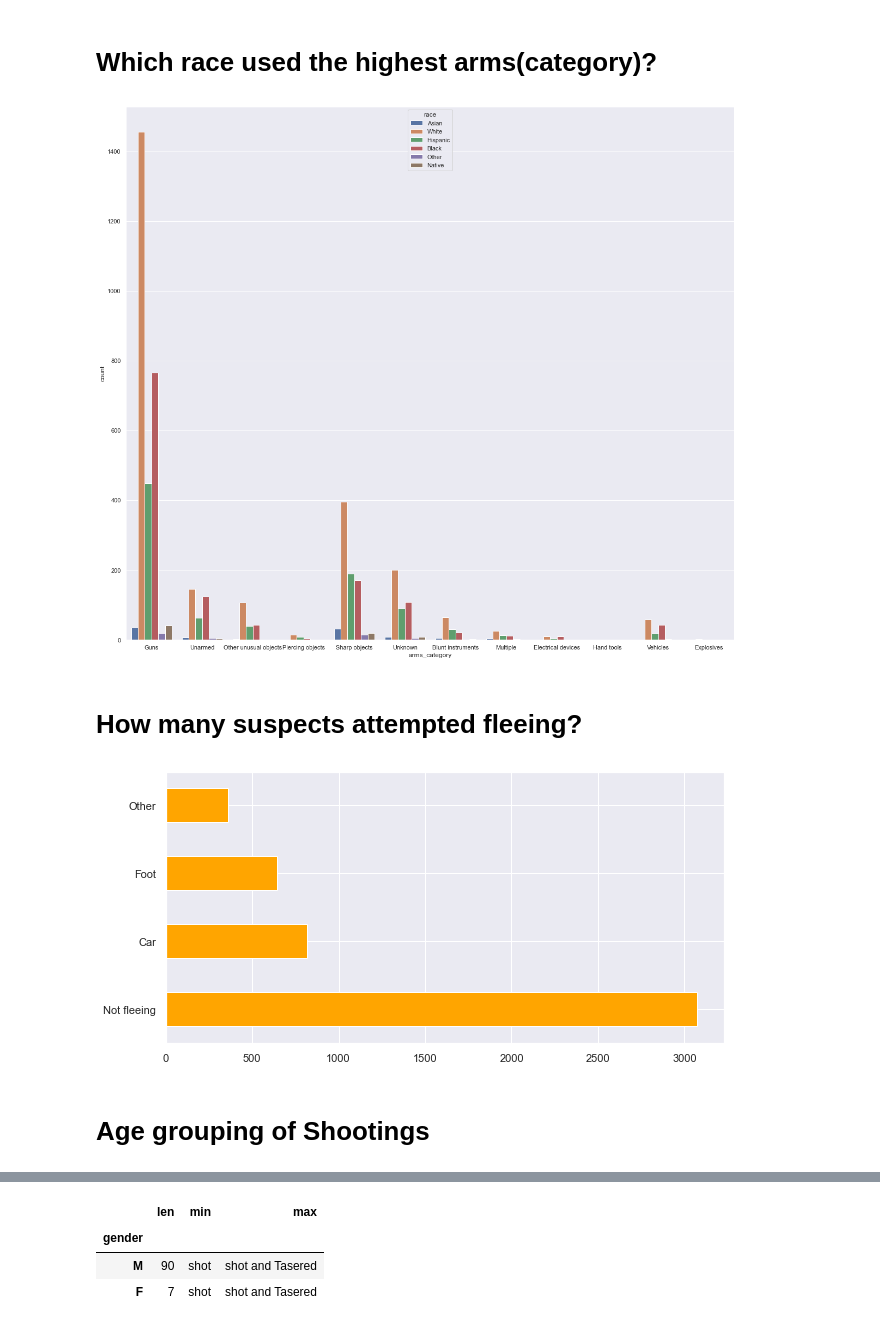
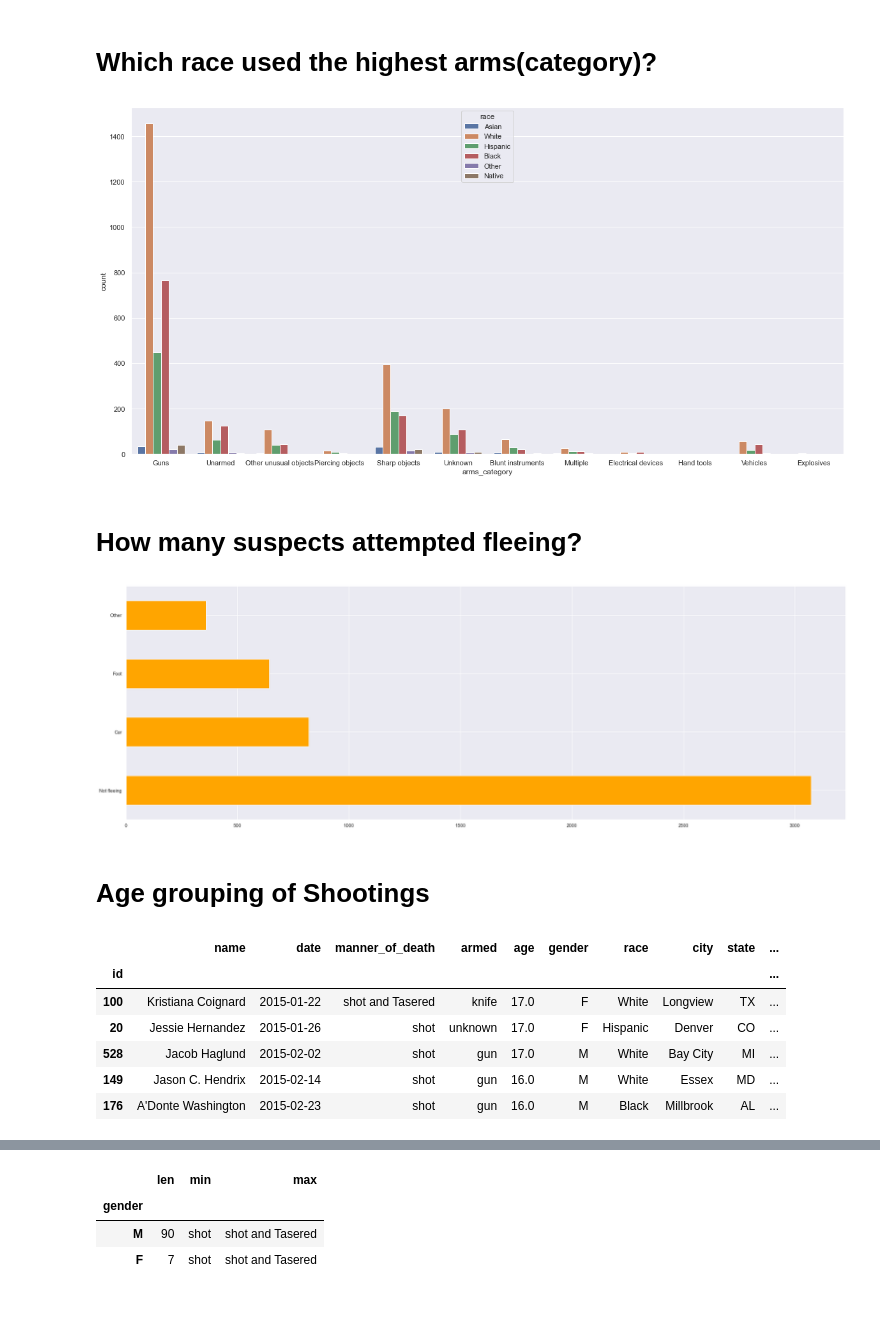
Before and after one commit to ShalomSeyiAdesina/US-SHOOTINGS, a Jupyter notebook: US_SHOOTINGS.ipynb, the cells around one changed output, grey strips where cells are left out. Saved outputs shown, nothing was run; the diff lists cells and outputs as text; code cells hidden in the pictures.

```diff
--- a/US_SHOOTINGS.ipynb
+++ b/US_SHOOTINGS.ipynb
@@ -159,17 +159,30 @@ sns.set(rc={'figure.figsize':(5,5)})
 # Which race used the highest arms(category)?
 # %%
 sns.countplot(x='arms_category',data=data, hue="race");
+sns.set(rc={'figure.figsize':(30,10)})
 # %% [output]
-[figure, old version]
+[figure, new version]
 # %% [markdown]
 # How many suspects attempted fleeing?
 # %%
 F_lee.plot(kind='barh',color="orange");
 sns.set(rc={'figure.figsize':(20,5)})
 # %% [output]
-[figure, old version]
+[figure, new version]
 # %% [markdown]
 # Age grouping of Shootings
+# %%
+#18 and below
+under18=data.loc[data.age<=17]
+under18.head()
+# %% [output]
+|  | name | date | manner_of_death | armed | age | gender | race | city | state | ... |
+| id |  |  |  |  |  |  |  |  |  | ... |
+| 100 | Kristiana Coignard | 2015-01-22 | shot and Tasered | knife | 17.0 | F | White | Longview | TX | ... |
+| 20 | Jessie Hernandez | 2015-01-26 | shot | unknown | 17.0 | F | Hispanic | Denver | CO | ... |
+| 528 | Jacob Haglund | 2015-02-02 | shot | gun | 17.0 | M | White | Bay City | MI | ... |
+| 149 | Jason C. Hendrix | 2015-02-14 | shot | gun | 16.0 | M | White | Essex | MD | ... |
+| 176 | A'Donte Washington | 2015-02-23 | shot | gun | 16.0 | M | Black | Millbrook | AL | ... |
 # %%
 #18 and above
 over18=data.loc[data.age>=18]
```
Also changed, not shown: parts of 40 cells of this notebook.
